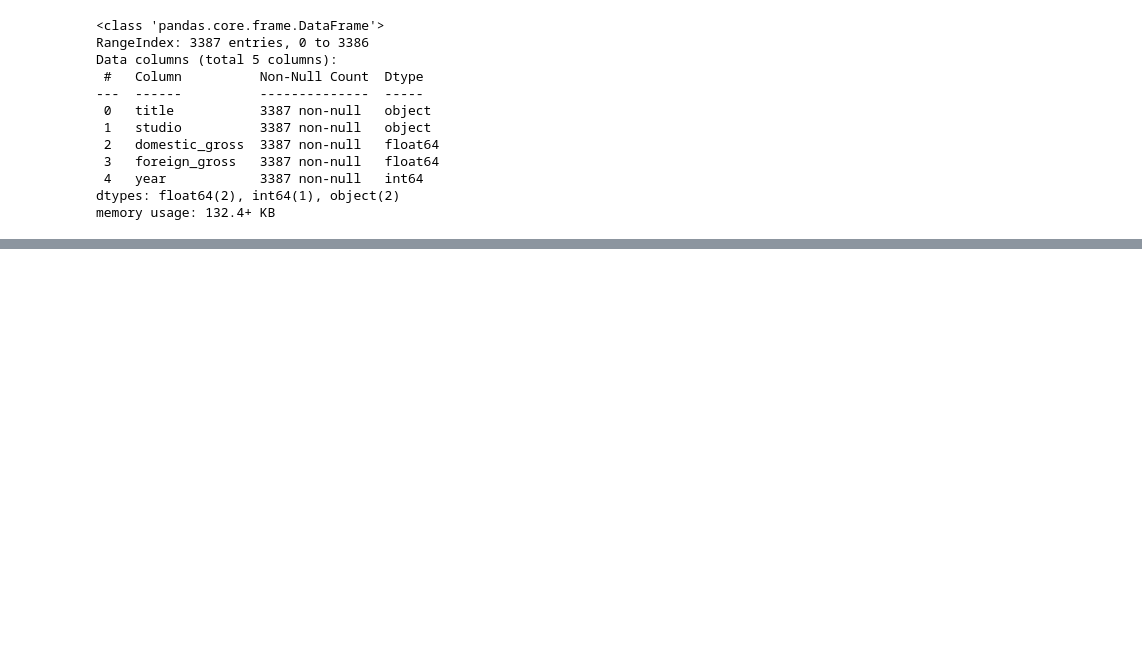
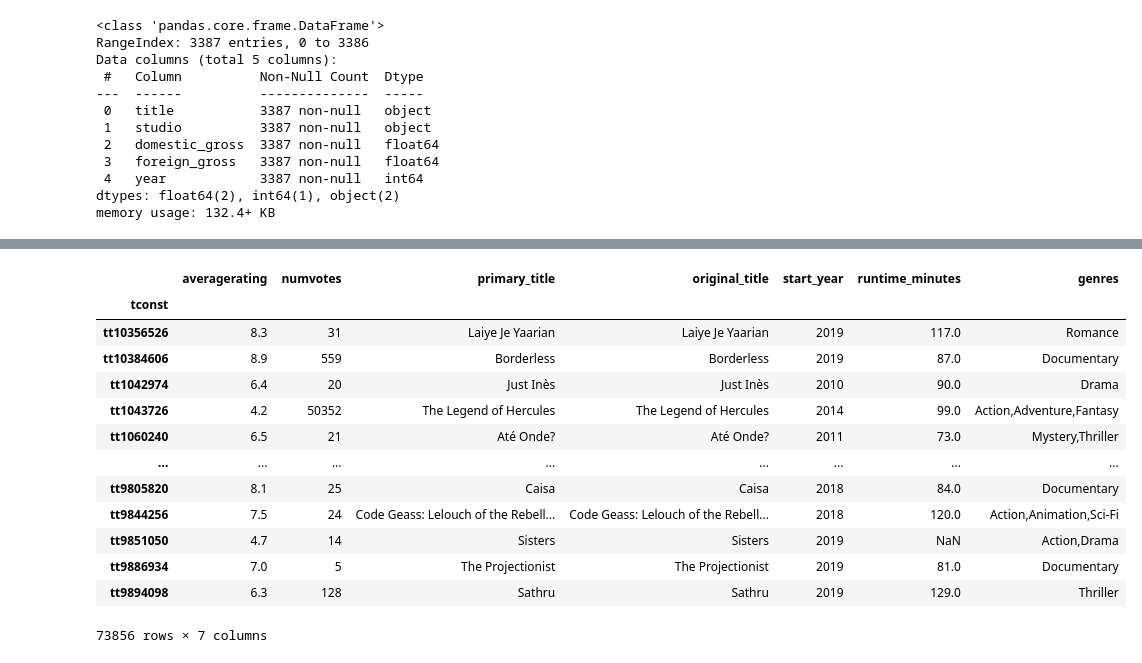
Before and after one commit to KingMaina/Microsoft-Movie-Analysis, a Jupyter notebook: student.ipynb, the cells around one changed output, grey strips where cells are left out. Cells and saved outputs as stored; diff of their text form; code cells hidden in the pictures; blank space fills up the shorter version.

```diff
--- a/student.ipynb
+++ b/student.ipynb
@@ -920,0 +1050,24 @@ memory usage: 132.4+ KB
+# %%
+title_basics.set_index('tconst', inplace=True)
+title_ratings.set_index('tconst', inplace=True)
+# %%
+title_basics_clean = title_basics.copy()
+title_ratings_clean = title_ratings.copy()
+# %%
+joined_movie_ratings = title_ratings_clean.join(title_basics_clean)
+joined_movie_ratings
+# %% [output]
+|  | averagerating | numvotes | primary_title | original_title | start_year | runtime_minutes | genres |
+| tconst |  |  |  |  |  |  |  |
+| tt10356526 | 8.3 | 31 | Laiye Je Yaarian | Laiye Je Yaarian | 2019 | 117.0 | Romance |
+| tt10384606 | 8.9 | 559 | Borderless | Borderless | 2019 | 87.0 | Documentary |
+| tt1042974 | 6.4 | 20 | Just Inès | Just Inès | 2010 | 90.0 | Drama |
+| tt1043726 | 4.2 | 50352 | The Legend of Hercules | The Legend of Hercules | 2014 | 99.0 | Action,Adventure,Fantasy |
+| tt1060240 | 6.5 | 21 | Até Onde? | Até Onde? | 2011 | 73.0 | Mystery,Thriller |
+| ... | ... | ... | ... | ... | ... | ... | ... |
+| tt9805820 | 8.1 | 25 | Caisa | Caisa | 2018 | 84.0 | Documentary |
+| tt9844256 | 7.5 | 24 | Code Geass: Lelouch of the Rebell... | Code Geass: Lelouch of the Rebell... | 2018 | 120.0 | Action,Animation,Sci-Fi |
+| tt9851050 | 4.7 | 14 | Sisters | Sisters | 2019 | NaN | Action,Drama |
+| tt9886934 | 7.0 | 5 | The Projectionist | The Projectionist | 2019 | 81.0 | Documentary |
+| tt9894098 | 6.3 | 128 | Sathru | Sathru | 2019 | 129.0 | Thriller |
+73856 rows × 7 columns
```
Also changed, not shown: parts of 13 cells of this notebook.
